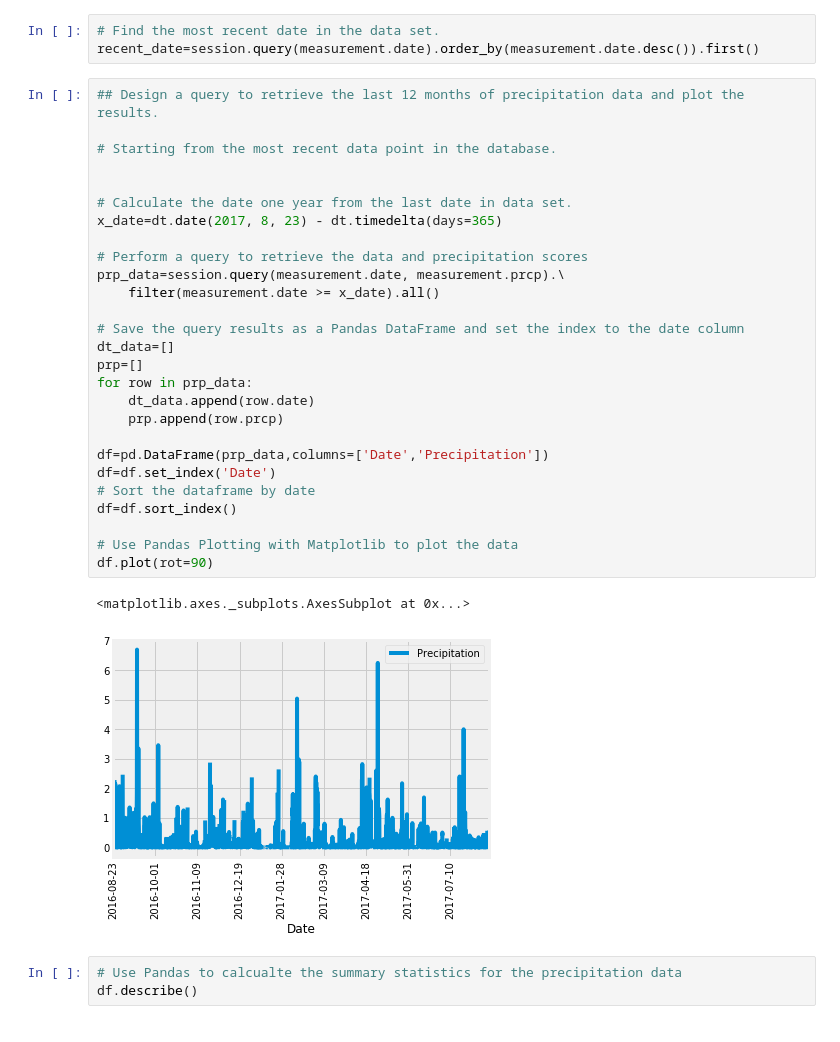
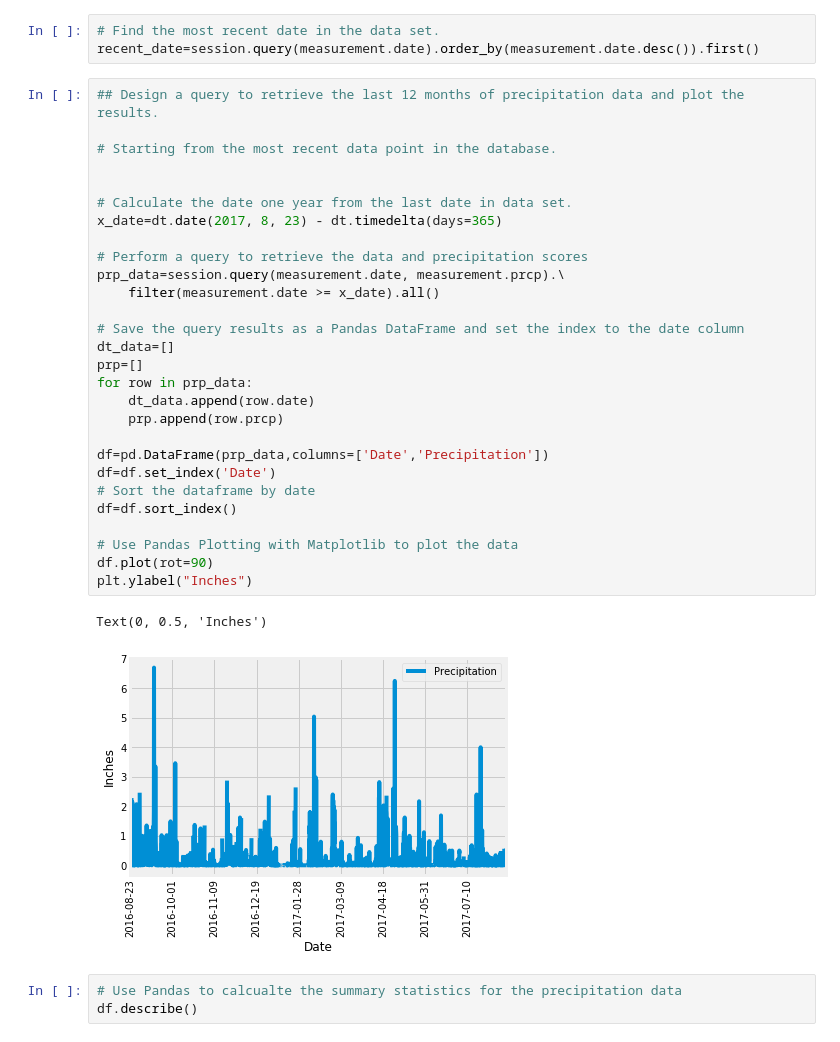
Before and after one commit to sabyasachi31/sqlalchemy-challenge, a Jupyter notebook: climate_starter.ipynb, the cells around one changed output. Cells and saved outputs as stored; diff of their text form.

```diff
--- a/climate_starter.ipynb
+++ b/climate_starter.ipynb
@@ -74,33 +74,34 @@ recent_date=session.query(measurement.date).order_by(measurement.date.desc()).fi
 # %%
 ## Design a query to retrieve the last 12 months of precipitation data and plot the results.
 
 # Starting from the most recent data point in the database.
 
 
 # Calculate the date one year from the last date in data set.
 x_date=dt.date(2017, 8, 23) - dt.timedelta(days=365)
 
 # Perform a query to retrieve the data and precipitation scores
 prp_data=session.query(measurement.date, measurement.prcp).\
     filter(measurement.date >= x_date).all()
 
 # Save the query results as a Pandas DataFrame and set the index to the date column
 dt_data=[]
 prp=[]
 for row in prp_data:
     dt_data.append(row.date)
     prp.append(row.prcp)
 
 df=pd.DataFrame(prp_data,columns=['Date','Precipitation'])
 df=df.set_index('Date')
 # Sort the dataframe by date
 df=df.sort_index()
 
 # Use Pandas Plotting with Matplotlib to plot the data
 df.plot(rot=90)
+plt.ylabel("Inches")
 # %% [output]
-<matplotlib.axes._subplots.AxesSubplot at 0x...>
+Text(0, 0.5, 'Inches')
-[figure, old version]
+[figure, new version]
 # %%
 # Use Pandas to calcualte the summary statistics for the precipitation data
 df.describe()
```
Also changed, not shown: parts of 1 cell of this notebook, 2 other files.
